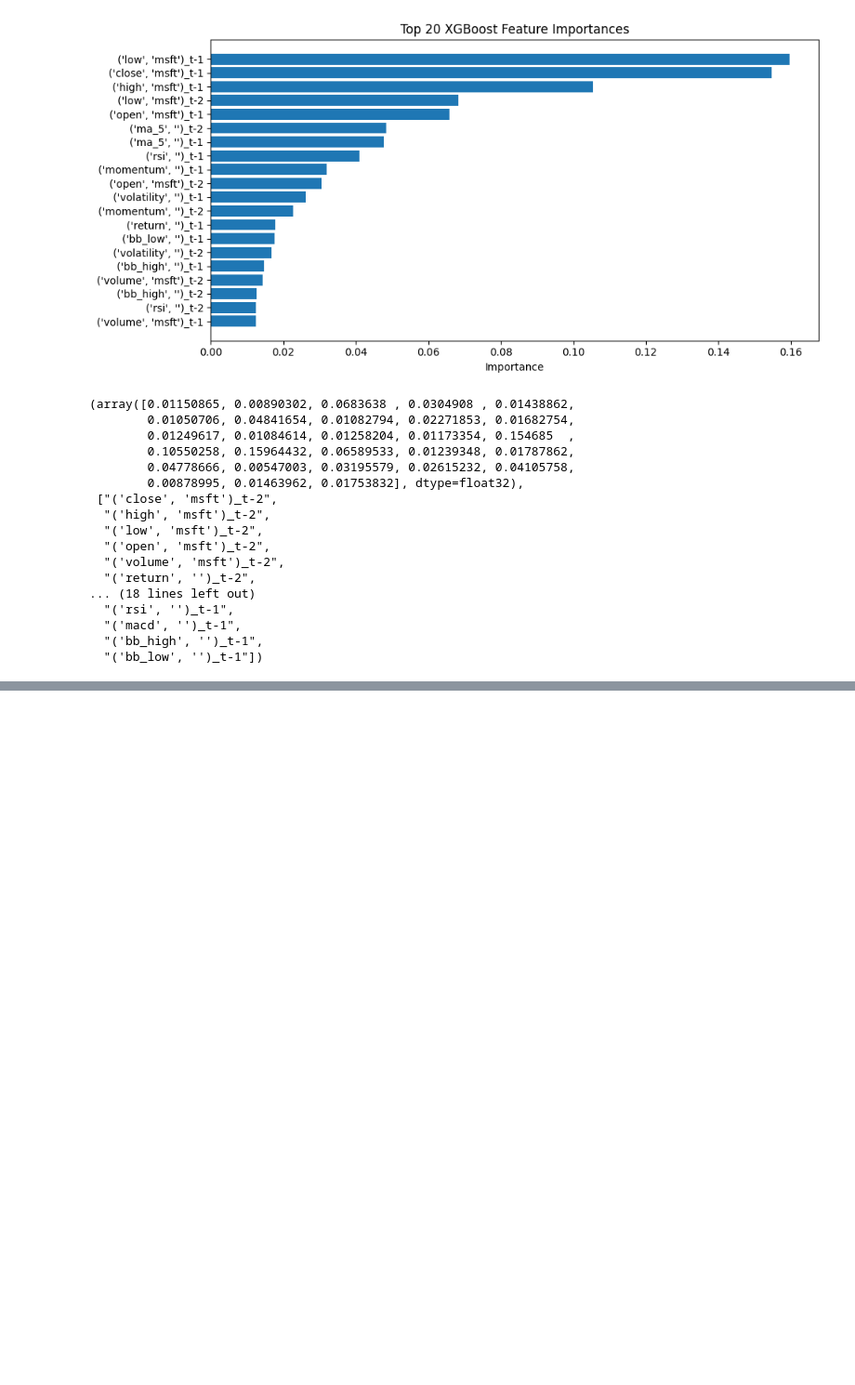
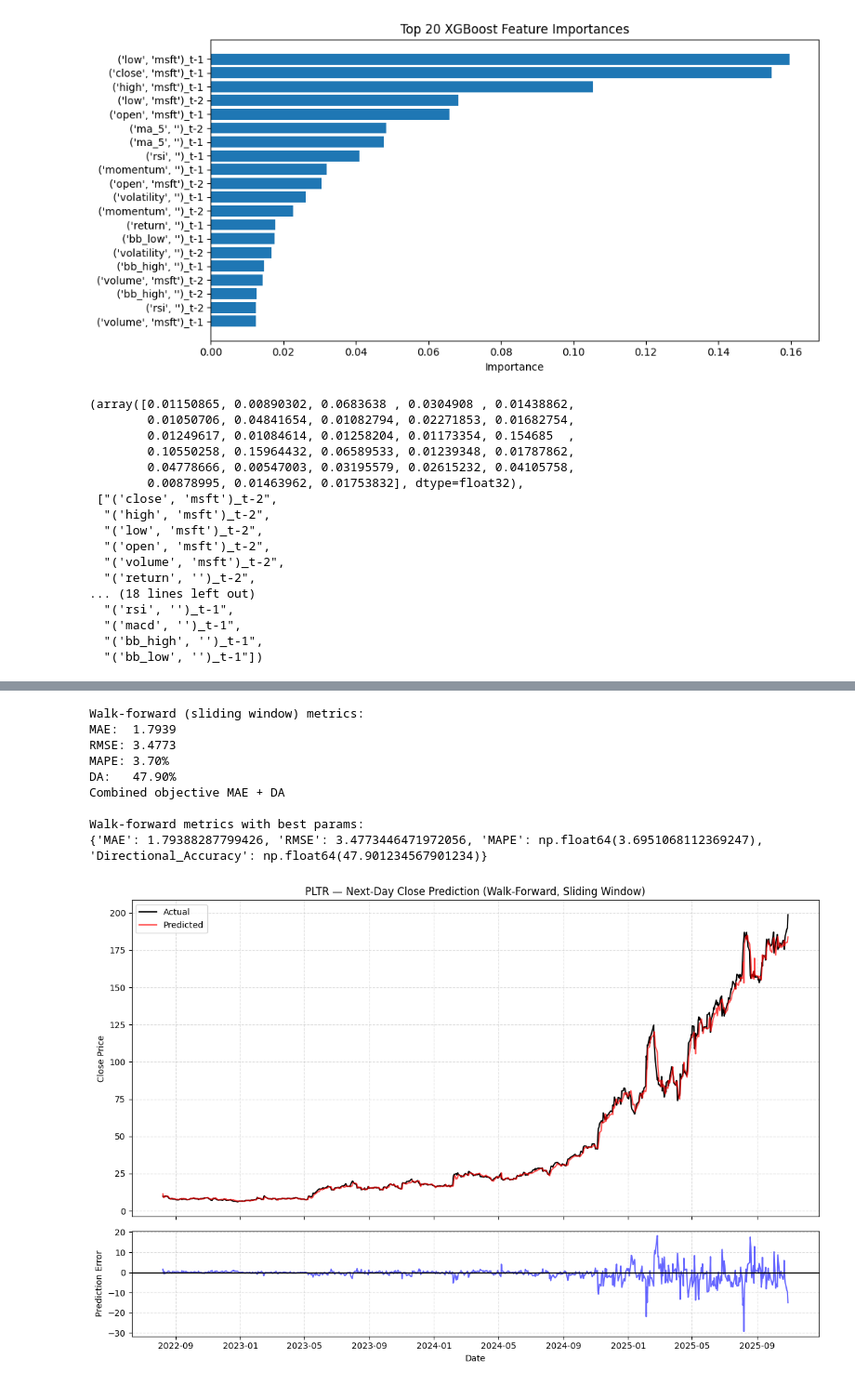
Before and after one commit to ruokokoski/predistocks, a Jupyter notebook: stock_predictor.ipynb, the cells around one changed output, grey strips where cells are left out. Shown at 93% size. Saved outputs shown, nothing was run; the diff lists cells and outputs as text; code cells hidden in the pictures; blank space fills up the shorter version.

```diff
--- a/stock_predictor.ipynb
+++ b/stock_predictor.ipynb
@@ -900,0 +1042,13 @@ get_feature_importance(data, lag, train_window, best_params, use_ta=True)
+# %%
+alpha = 0.3
+objective = 'composite'
+
+study_pltr_combo = optuna_xgb(
+    data_pltr,
+    lag=lag,
+    train_window=train_window,
+    n_trials=50,
+    use_ta=True,
+    metric=objective,
+    alpha=alpha
+)
@@ -900,0 +1121,26 @@ get_feature_importance(data, lag, train_window, best_params, use_ta=True)
+# %%
+X, y, target_dates, feature_dates = create_features(data_pltr, lag, use_ta=True)
+
+results, metrics = walk_forward_sliding_window(
+    X, y, target_dates,
+    train_window=train_window,
+    step=1, # predict daily
+    params=study_pltr_combo.best_params,
+)
+
+print("Combined objective MAE + DA")
+print("\nWalk-forward metrics with best params:")
+print(metrics)
+
+plot_walk_forward_results(results, ticker)
+# %% [output]
+Walk-forward (sliding window) metrics:
+MAE:  1.7939
+RMSE: 3.4773
+MAPE: 3.70%
+DA:   47.90%
+Combined objective MAE + DA
+
+Walk-forward metrics with best params:
+{'MAE': 1.79388287799426, 'RMSE': 3.4773446471972056, 'MAPE': np.float64(3.6951068112369247), 'Directional_Accuracy': np.float64(47.901234567901234)}
+[figure, added]
```
Also changed, not shown: parts of 13 cells of this notebook.
